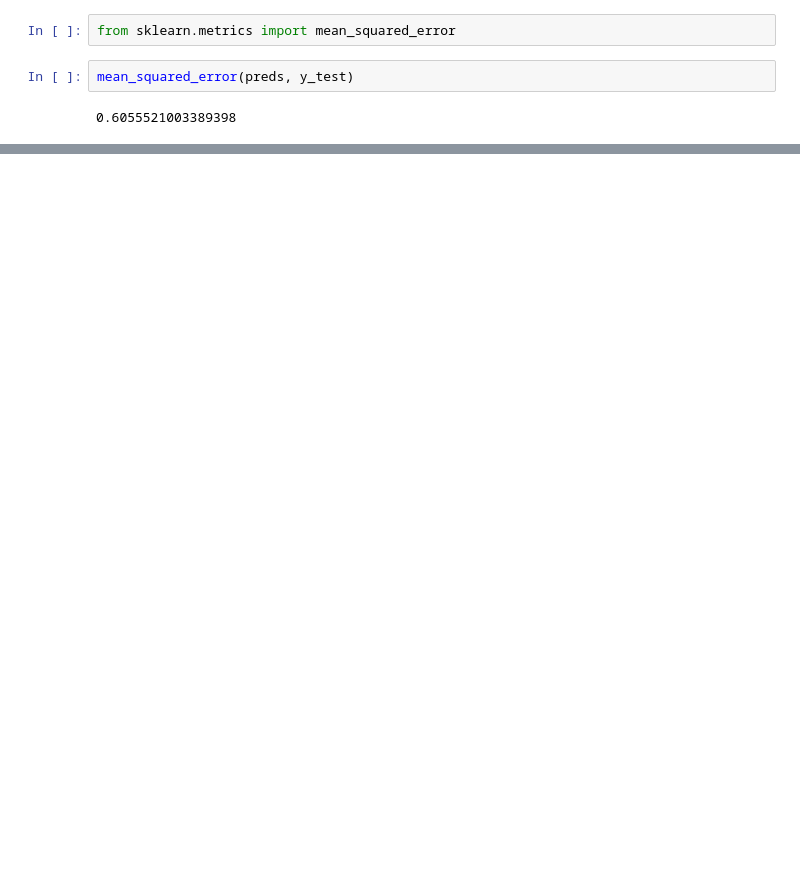
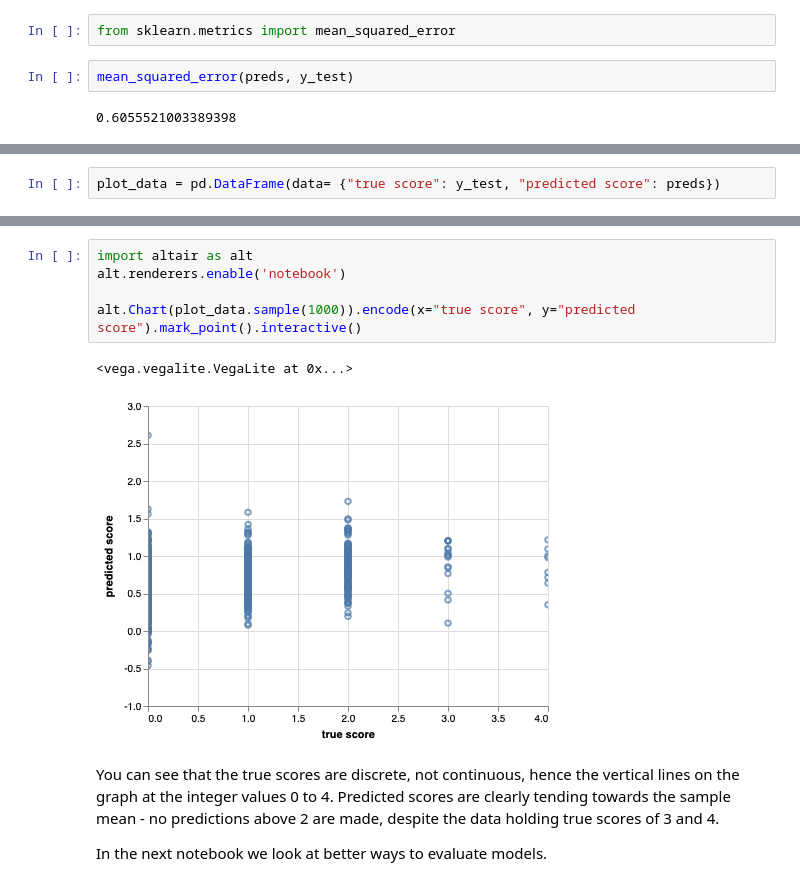
Before and after one commit to sophwats/learning-to-rank, a Jupyter notebook: 01-intro-regression.ipynb, the cells around one changed output, grey strips where cells are left out. Saved outputs shown, nothing was run; the diff lists cells and outputs as text; blank space fills up the shorter version.

Commit message:
updated plots

```diff
--- a/01-intro-regression.ipynb
+++ b/01-intro-regression.ipynb
@@ -129,0 +131,2 @@ mean_squared_error(preds, y_test)
+# %%
+plot_data = pd.DataFrame(data= {"true score": y_test, "predicted score": preds})
@@ -129,0 +147,12 @@ mean_squared_error(preds, y_test)
+# %%
+import altair as alt
+alt.renderers.enable('notebook')
+
+alt.Chart(plot_data.sample(1000)).encode(x="true score", y="predicted score").mark_point().interactive()
+# %% [output]
+<vega.vegalite.VegaLite at 0x...>
+[figure, added]
+# %% [markdown]
+You can see that the true scores are discrete, not continuous, hence the vertical lines on the graph at the integer values 0 to 4. Predicted scores are clearly tending towards the sample mean  - no predictions above 2 are made, despite the data holding true scores of 3 and 4.
+
+In the next notebook we look at better ways to evaluate models.
```
Also changed, not shown: parts of 9 cells of this notebook.
